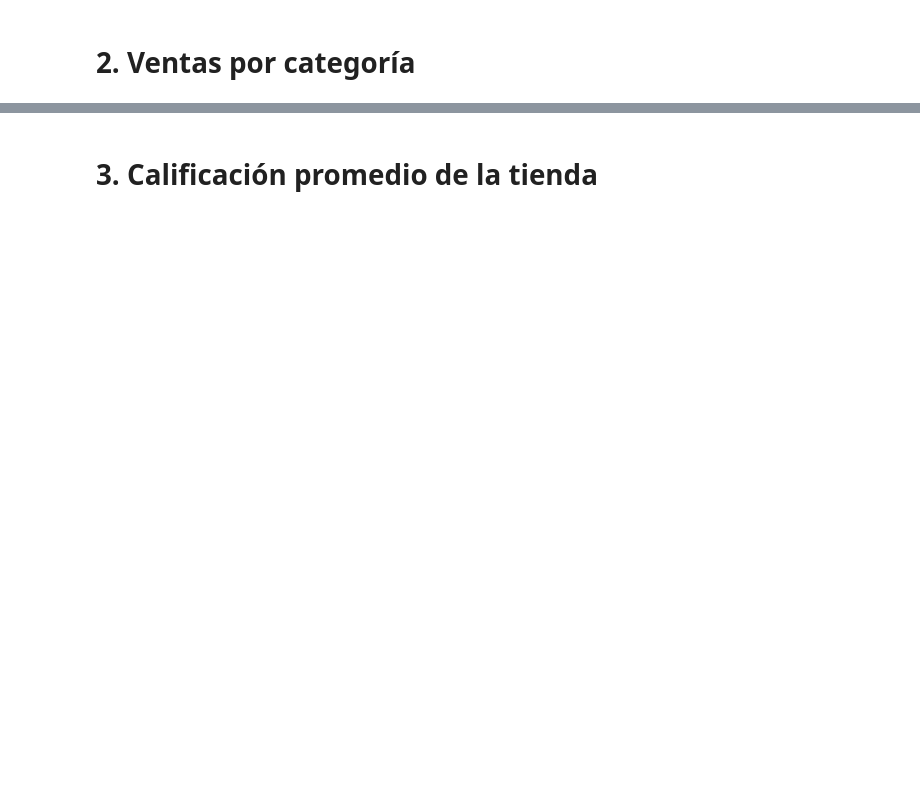
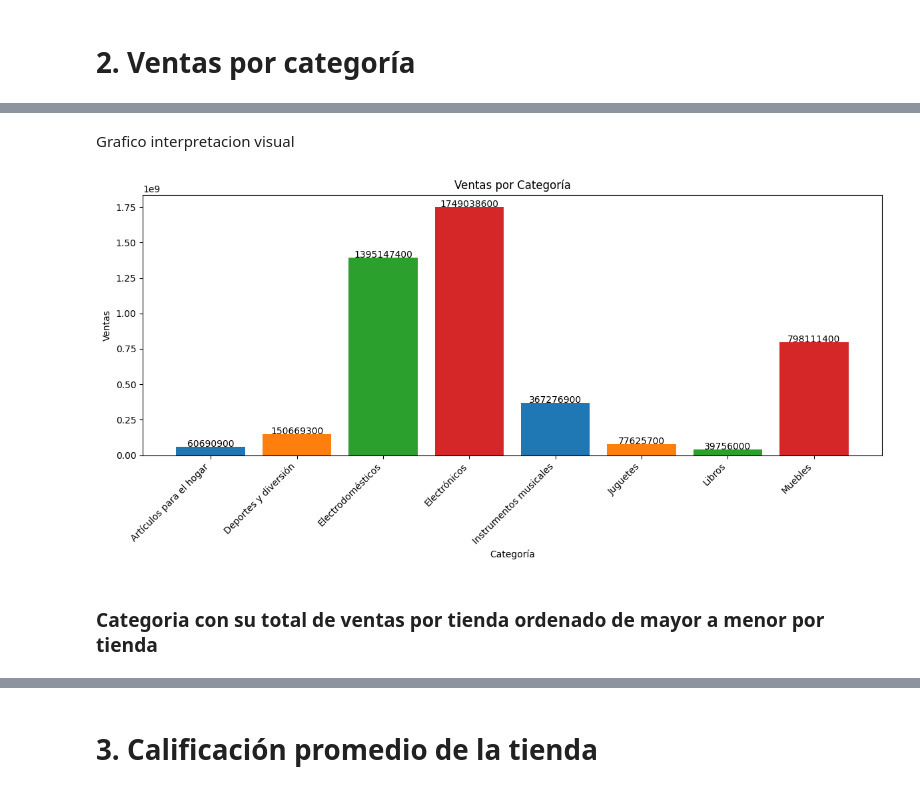
Before and after one commit to JosefRivers-Dev/Data-Science_Alura-Store_Oracle-LATAM, a Jupyter notebook: AluraStoreLatam.ipynb, the cells around one changed output, grey strips where cells are left out. Cells and saved outputs as stored; diff of their text form; code cells hidden in the pictures; blank space fills up the shorter version.

```diff
--- a/AluraStoreLatam.ipynb
+++ b/AluraStoreLatam.ipynb
@@ -51,0 +214,4 @@ tienda.head()
+# %%
+ventas_por_categoria = Tiendas.groupby('Categoría del Producto')['Facturacion'].sum()
+lista = ventas_por_categoria.sort_values(ascending=False)
+lista
@@ -51,0 +230,19 @@ tienda.head()
+# %% [markdown]
+Grafico interpretacion visual
+# %%
+plt.figure(figsize=(12, 6))
+plt.bar(ventas_por_categoria.index, ventas_por_categoria.values, color=['#1f77b4', '#ff7f0e', '#2ca02c', '#d62728'], width=0.8)
+plt.xlabel("Categoría")
+plt.ylabel("Ventas")
+plt.title("Ventas por Categoría")
+plt.xticks(rotation=45, ha='right')
+
+for i, v in enumerate(ventas_por_categoria.values):
+    plt.text(i, v, f"{v:.0f}", ha='center')
+
+plt.tight_layout()
+plt.show()
+# %% [output]
+[figure, added]
+# %% [markdown]
+### Categoria con su total de ventas por tienda ordenado de mayor a menor por tienda
```
Also changed, not shown: parts of 52 cells of this notebook.
